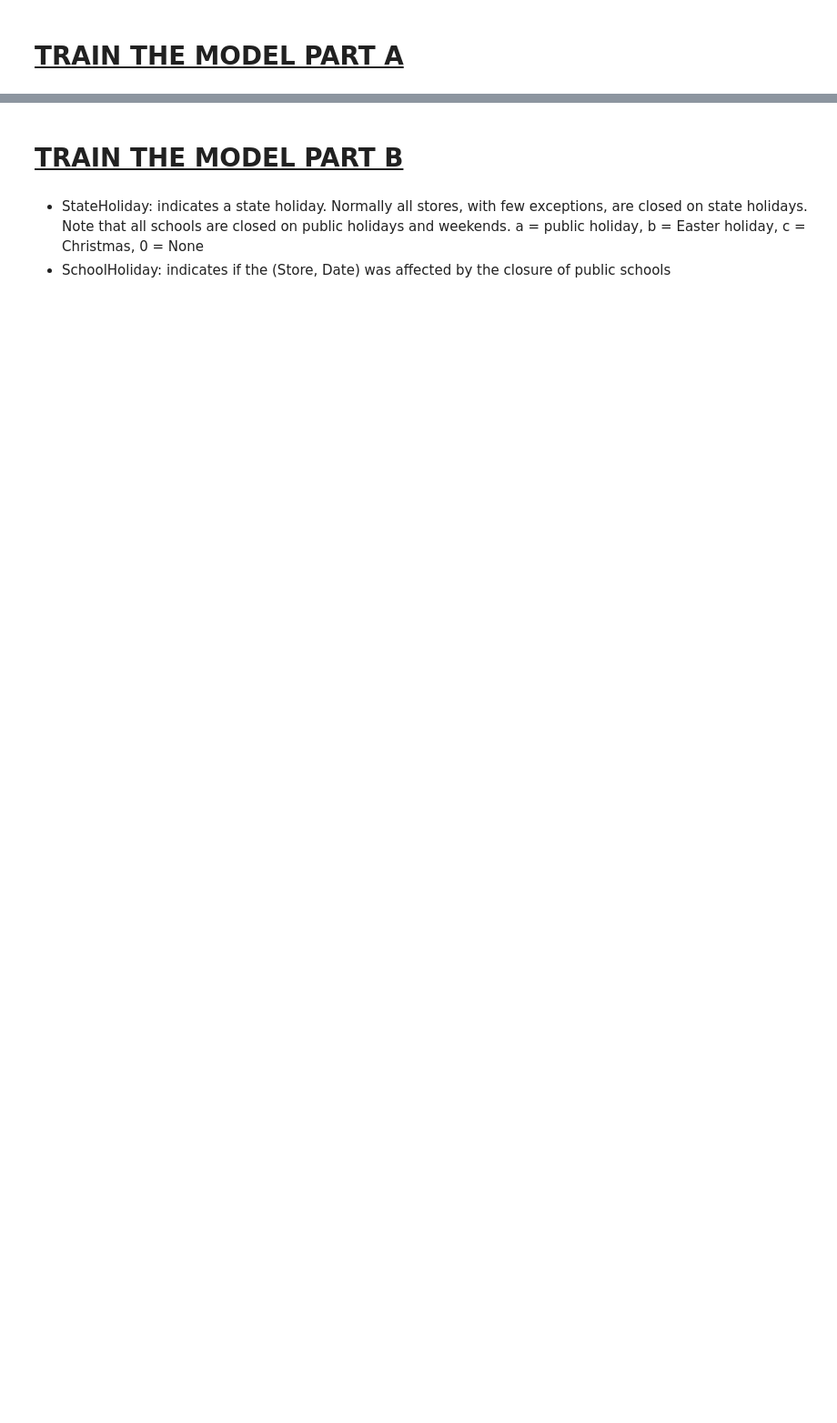
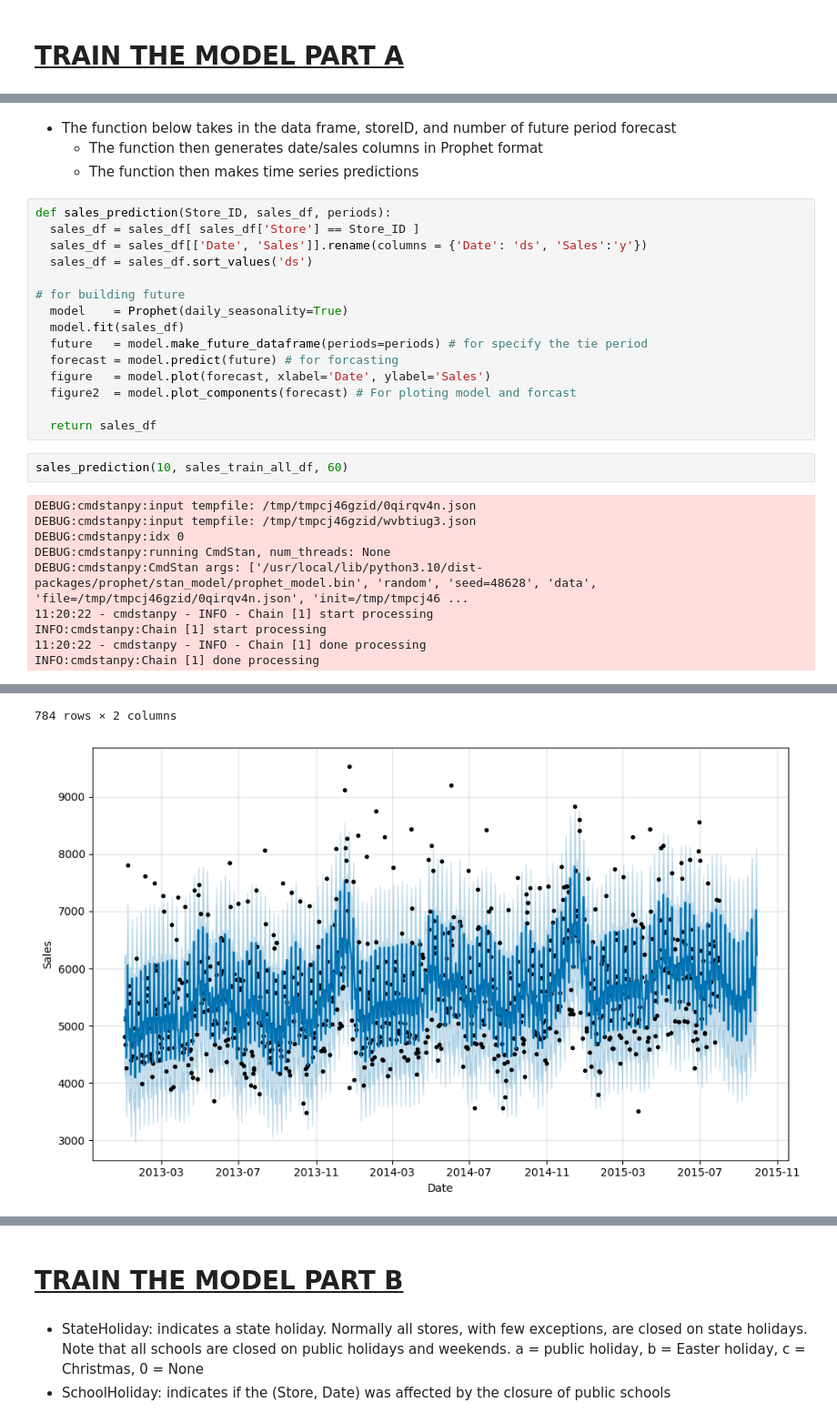
Before and after one commit to FemiAdesola/Data-Science, a Jupyter notebook: Sales_Department.ipynb, the cells around one changed output, grey strips where cells are left out. Shown at 91% size. Cells and saved outputs as stored; diff of their text form; blank space fills up the shorter version.

Commit message:
Using Facebook prophet to forecast the future sale of some stores

```diff
--- a/Sales_Department.ipynb
+++ b/Sales_Department.ipynb
@@ -592,0 +613,31 @@ specific knowledge.
+# %% [markdown]
++ The function below takes in the data frame, storeID, and number of future period forecast
+  + The function then generates date/sales columns in Prophet format
+  + The function then makes time series predictions
+# %%
+def sales_prediction(Store_ID, sales_df, periods):
+  sales_df = sales_df[ sales_df['Store'] == Store_ID ]
+  sales_df = sales_df[['Date', 'Sales']].rename(columns = {'Date': 'ds', 'Sales':'y'})
+  sales_df = sales_df.sort_values('ds')
+
+# for building future
+  model    = Prophet(daily_seasonality=True)
+  model.fit(sales_df)
+  future   = model.make_future_dataframe(periods=periods) # for specify the tie period
+  forecast = model.predict(future) # for forcasting
+  figure   = model.plot(forecast, xlabel='Date', ylabel='Sales')
+  figure2  = model.plot_components(forecast) # For ploting model and forcast
+
+  return sales_df
+# %%
+sales_prediction(10, sales_train_all_df, 60)
+# %% [output]
+DEBUG:cmdstanpy:input tempfile: /tmp/tmpcj46gzid/0qirqv4n.json
+DEBUG:cmdstanpy:input tempfile: /tmp/tmpcj46gzid/wvbtiug3.json
+DEBUG:cmdstanpy:idx 0
+DEBUG:cmdstanpy:running CmdStan, num_threads: None
+DEBUG:cmdstanpy:CmdStan args: ['/usr/local/lib/python3.10/dist-packages/prophet/stan_model/prophet_model.bin', 'random', 'seed=48628', 'data', 'file=/tmp/tmpcj46gzid/0qirqv4n.json', 'init=/tmp/tmpcj46 ...
+11:20:22 - cmdstanpy - INFO - Chain [1] start processing
+INFO:cmdstanpy:Chain [1] start processing
+11:20:22 - cmdstanpy - INFO - Chain [1] done processing
+INFO:cmdstanpy:Chain [1] done processing
@@ -592,0 +656,2 @@ specific knowledge.
+784 rows × 2 columns
+[figure, added]
```
Also changed, not shown: parts of 20 cells of this notebook.
